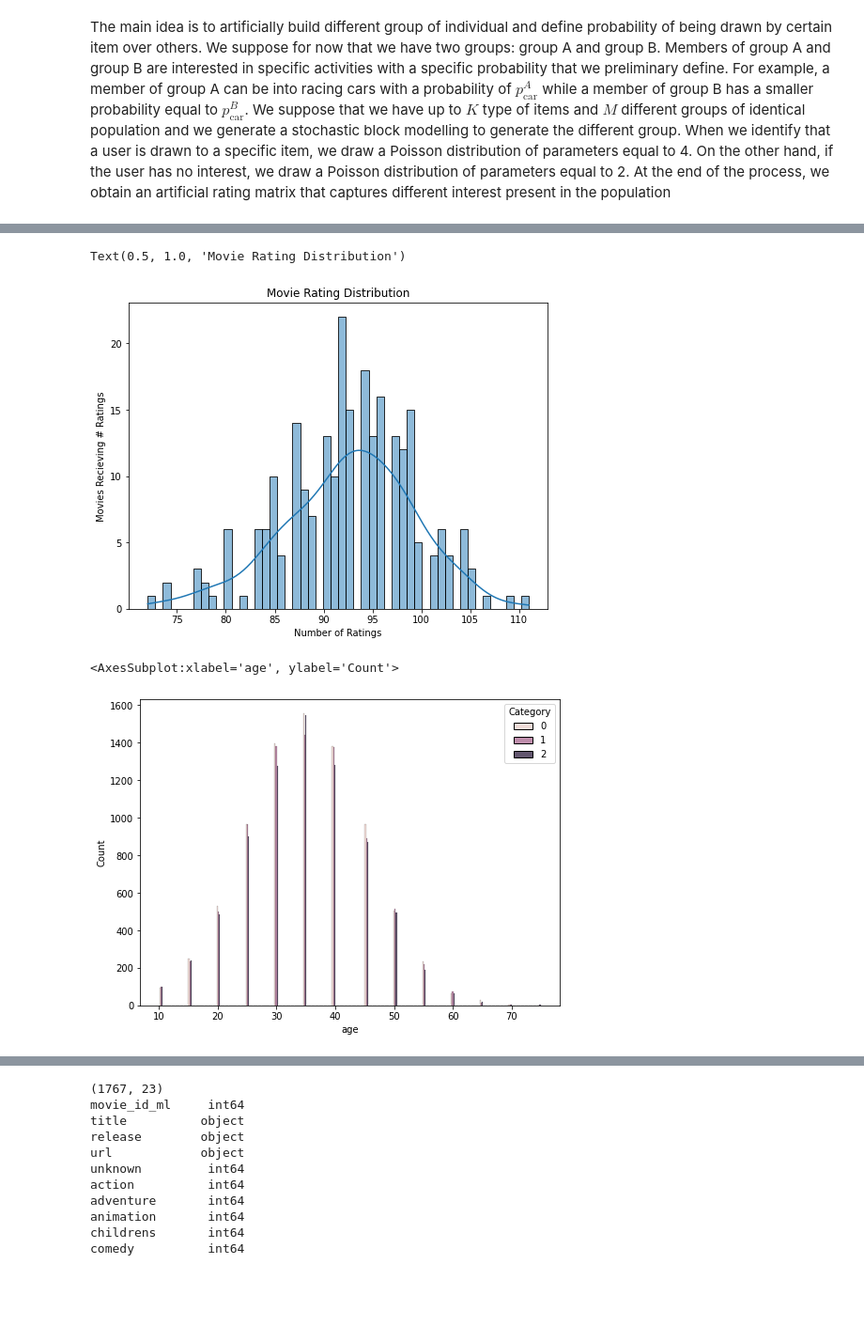
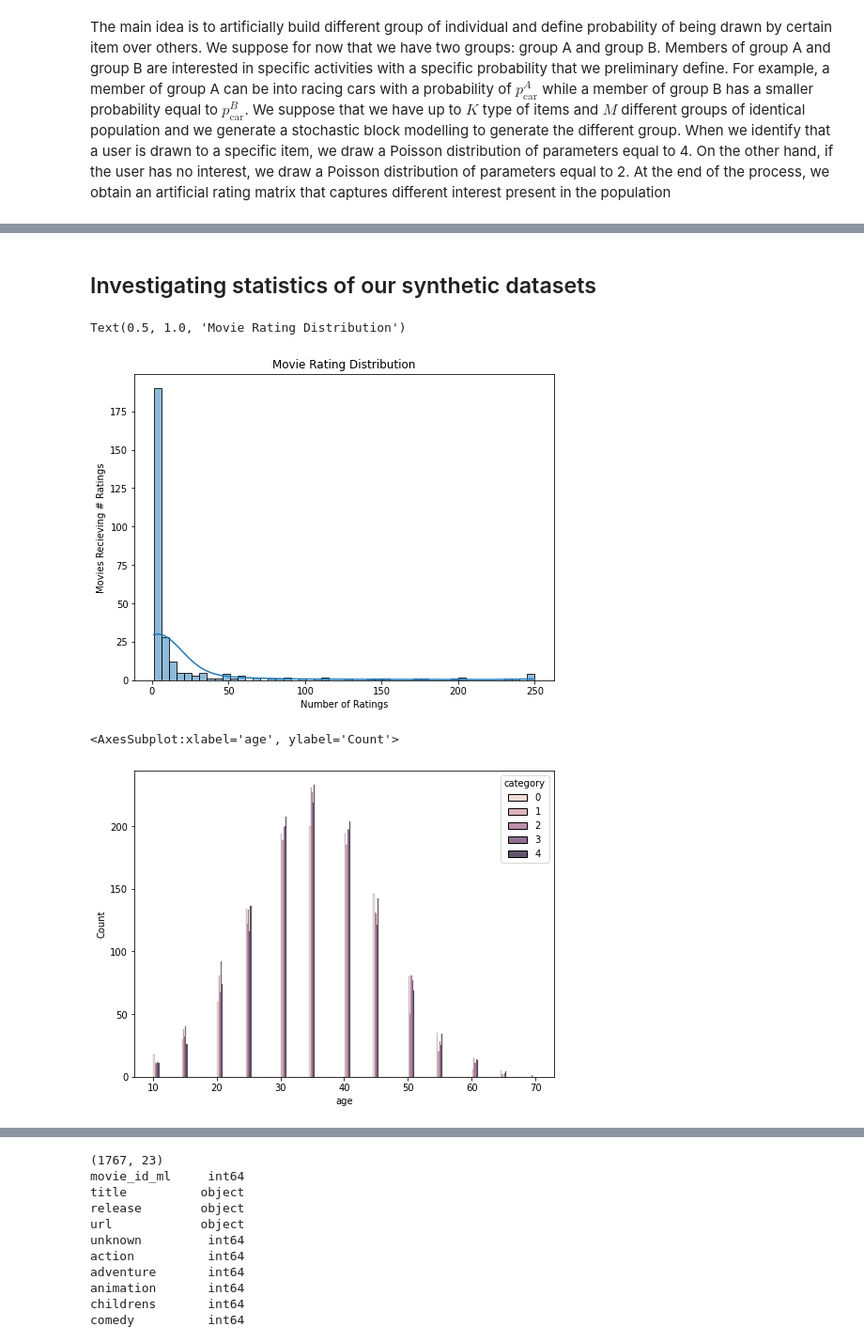
Before and after one commit to Burdantes/DeepLearningCOMS4995, a Jupyter notebook: FinalNotebook.ipynb, the cells around one changed output, grey strips where cells are left out. Shown at 94% size. Drawn from its saved outputs; the diff is of its cells as text; code cells hidden in the pictures; blank space fills up the shorter version.

```diff
--- a/FinalNotebook.ipynb
+++ b/FinalNotebook.ipynb
@@ -92,7 +92,7 @@ rng = np.random.default_rng(123)
 number_of_categories = 5
 n_of_categories = 50
 n_of_items = 100
-number_of_items = 3
+number_of_items = 4
 n = [n_of_categories] * number_of_categories
 n.extend([n_of_items]*number_of_items)
 print(len(n))
@@ -104,11 +104,11 @@ print(len(n))
 #               [0, 0.8, 0.8, 0, 0, 0, 0],
 #               [0.2, 0.2, 0.8, 0.8, 0, 0, 0]])
 # p =
-p = np.array([[0.5,0.3,0.8],
-             [0.2, 0.5,0.8],
-             [0.1, 0.1,0.9],
-             [0.4, 0.4,0.4],
-             [0.2, 0.5,0.1],
+p = np.array([[0.5,0.3,0.8,0.2],
+             [0.2, 0.5,0.8,0.3],
+             [0.1, 0.1,0.9,0.4],
+             [0.4, 0.4,0.4,0.8],
+             [0.2, 0.5,0.1,0.7],
              ])
 
 list_of_array = np.zeros((number_of_categories+number_of_items,number_of_categories+number_of_items))
@@ -116,20 +116,25 @@ for i in range(number_of_categories,number_of_categories+number_of_items):
     for j in range(0,number_of_categories):
         list_of_array[i][j] = p[j][i-number_of_categories]
         list_of_array[j][i] = p[j][i-number_of_categories]
-G_sbm = sbm(n, list_of_array, directed=True, loops=False)
-heatmap(G_sbm, cbar=False, title='SBM Simulation');
+G_sbm = sbm(n, list_of_array, directed=False, loops=False)
+heatmap(G_sbm, cbar=False, title='SBM Simulation for 5 group of individuals and 4 categories of items');
+plt.savefig('Outputs/SBM_5c_n3.png')
 # from numpy.random import normal, poisson
 
+dict_user = {}
+dict_items = {}
 rating = []
 for i in range(number_of_categories*n_of_categories,G_sbm.shape[0]):
     for j in range(0,number_of_categories*n_of_categories):
+        dict_user['u'+str(i-number_of_categories*n_of_categories)] = int((i-number_of_categories*n_of_categories)/n_of_items)
+        dict_items['i' + str(j)] = int(j/n_of_categories)
         if G_sbm[i][j] == 0:
             val = poisson.rvs(mu=3, size=1)
-            rating.append([i-number_of_categories*n_of_categories,j,val[0]/2.0, int((i-number_of_categories*n_of_categories)/n_of_items)])
+            rating.append([i-number_of_categories*n_of_categories,j,val[0]/2.0, int((i-number_of_categories*n_of_categories)/n_of_items),int(j/n_of_categories)])
         else:
             val = poisson.rvs(mu=8, size=1)
-            rating.append([i-number_of_categories*n_of_categories,j,val[0]/2.0, int((i-number_of_categories*n_of_categories)/n_of_items)])
-df_with_poisson = pd.DataFrame(rating,columns = ['UserID','MovieID','Rating','Category'])
+            rating.append([i-number_of_categories*n_of_categories,j,val[0]/2.0, int((i-number_of_categories*n_of_categories)/n_of_items),int(j/n_of_categories)])
+df_with_poisson = pd.DataFrame(rating,columns = ['itemID','userID','rating','group','category'])
 putting_age_into_bins = range(10,80,5)
 random_sample = list(np.random.normal(35, 10, df_with_poisson.shape[0]))
 ages = []
@@ -137,4 +142,4 @@ for val in random_sample:
     age = min(putting_age_into_bins, key=lambda x:abs(x-val))
     ages.append(age)
 df_with_poisson['age'] = ages
-df_with_poisson
+df_with_poisson,dict_user
@@ -244,7 +235,7 @@ restricted_df = []
 for (i,j) in tqdm(masked):
 #         if masked[i,j] == 1:
 #             df_with_poisson[df_with_poisson['UserID']==i&&df_with_poisson['MovieID']==j]
-    restricted_df.append(df_with_poisson[(df_with_poisson['UserID']==i)&(df_with_poisson['MovieID']==j)])
+    restricted_df.append(df_with_poisson[(df_with_poisson['userID']==i)&(df_with_poisson['itemID']==j)])
 
 #         df_with_poisson[df_with_poisson['UserID']==i&df_with_poisson['MovieID']==i]
 restricted_df = pd.concat(restricted_df)
@@ -267,20 +251,22 @@ restricted_df
+# %% [markdown]
+## Investigating statistics of our synthetic datasets
 # %%
-ratings_synthetic_mean_count = pd.DataFrame(restricted_df.groupby('MovieID')['Rating'].mean())
-ratings_synthetic_mean_count['Rating_Counts'] = pd.DataFrame(restricted_df.groupby('MovieID')['Rating'].count())
+ratings_synthetic_mean_count = pd.DataFrame(restricted_df.groupby('itemID')['rating'].mean())
+ratings_synthetic_mean_count['Rating_Counts'] = pd.DataFrame(restricted_df.groupby('itemID')['rating'].count())
 
 plt.figure(figsize=(8,6))
 plt.rcParams['patch.force_edgecolor'] = True
 sns.histplot(data=ratings_synthetic_mean_count, x="Rating_Counts", kde=True, bins = 50)
 plt.xlabel('Number of Ratings')
 plt.ylabel('Movies Recieving # Ratings')
 plt.title('Movie Rating Distribution')
 # %% [output]
 Text(0.5, 1.0, 'Movie Rating Distribution')
-[figure, old version]
+[figure, new version]
 # %%
 # df_with_poisson.groupby(['Category']).nunique()
 plt.figure(figsize=(8,6))
-sns.histplot(data = restricted_df, x = restricted_df['age'], hue = restricted_df['Category'],multiple="dodge", shrink=.8)
+sns.histplot(data = restricted_df, x = restricted_df['age'], hue = restricted_df['category'],multiple="dodge", shrink=.8)
 # %% [output]
 <AxesSubplot:xlabel='age', ylabel='Count'>
-[figure, old version]
+[figure, new version]
```
Also changed, not shown: parts of 59 cells of this notebook, 17 other files.
